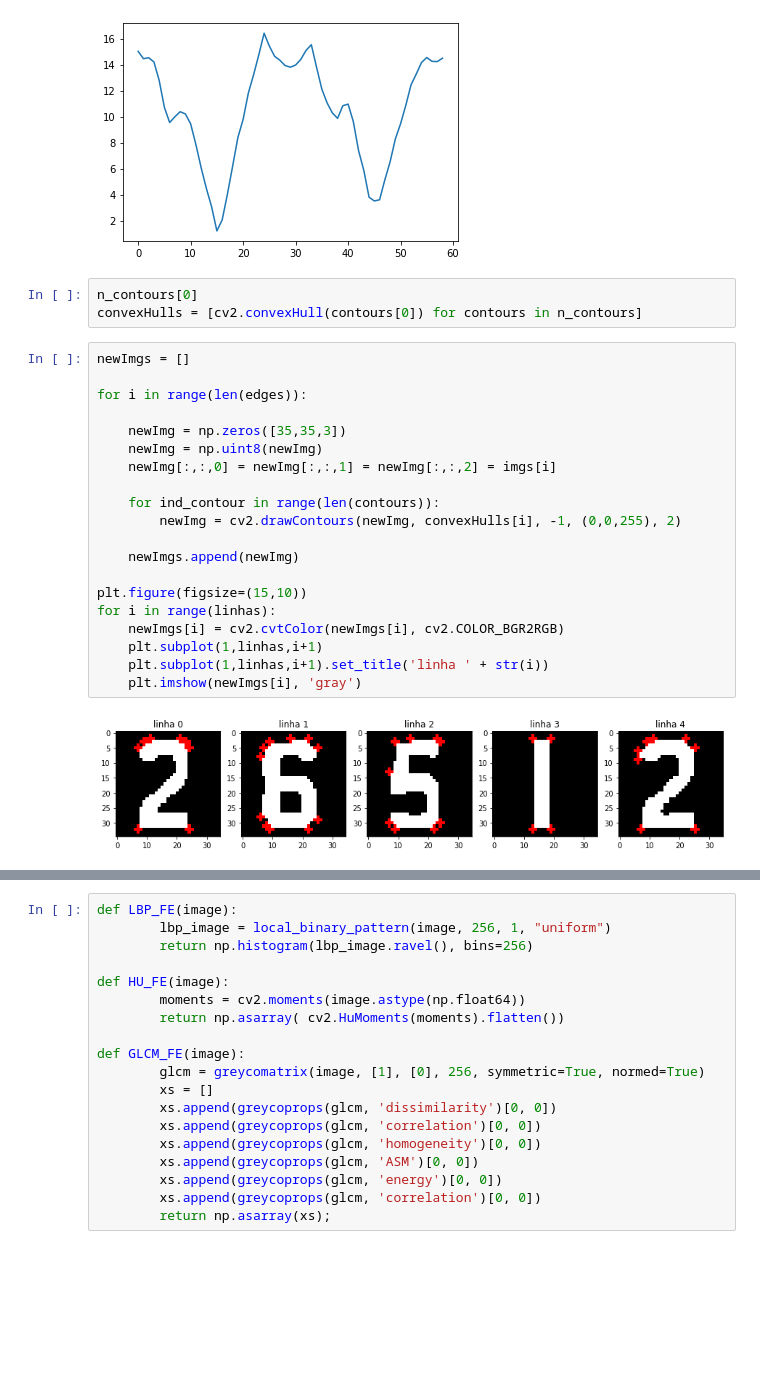
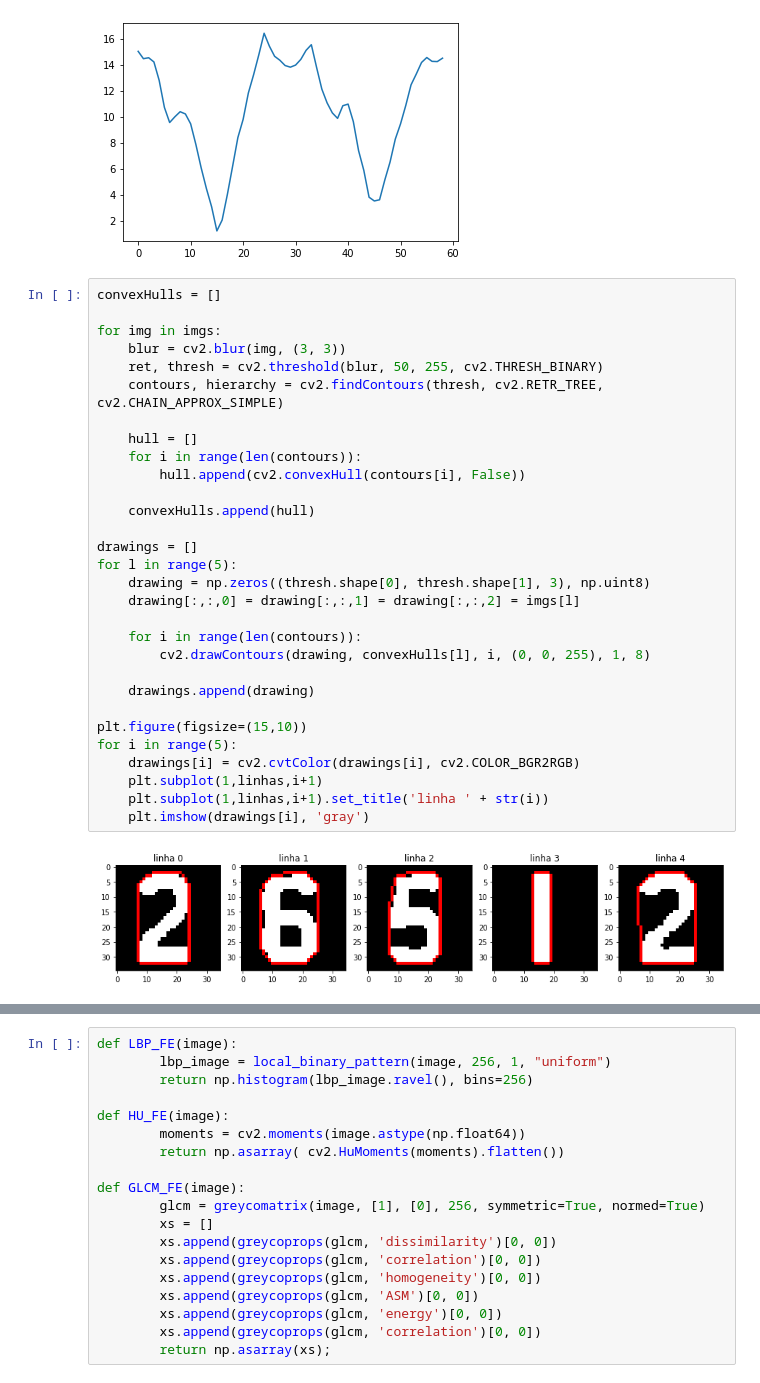
Before and after one commit to Leo22080/visao, a Jupyter notebook: trabalho03/trabalho3-extracao_atributos_classificacao.ipynb, the cells around one changed output, grey strips where cells are left out. Cells and saved outputs as stored; diff of their text form; blank space fills up the shorter version.

```diff
--- a/trabalho03/trabalho3-extracao_atributos_classificacao.ipynb
+++ b/trabalho03/trabalho3-extracao_atributos_classificacao.ipynb
@@ -235,28 +234,35 @@ for i in range(5):
 [figure]
 [figure]
 [figure]
-# %%
-n_contours[0]
-convexHulls = [cv2.convexHull(contours[0]) for contours in n_contours]
-# %%
-newImgs = []
-
-for i in range(len(edges)):
-
-    newImg = np.zeros([35,35,3])
-    newImg = np.uint8(newImg)
-    newImg[:,:,0] = newImg[:,:,1] = newImg[:,:,2] = imgs[i]
-
-    for ind_contour in range(len(contours)):
-        newImg = cv2.drawContours(newImg, convexHulls[i], -1, (0,0,255), 2)
-
-    newImgs.append(newImg)
-
-plt.figure(figsize=(15,10))
-for i in range(linhas):
-    newImgs[i] = cv2.cvtColor(newImgs[i], cv2.COLOR_BGR2RGB)
-    plt.subplot(1,linhas,i+1)
-    plt.subplot(1,linhas,i+1).set_title('linha ' + str(i))
-    plt.imshow(newImgs[i], 'gray')
-# %% [output]
-[figure, removed]
+# %%
+convexHulls = []
+
+for img in imgs:
+    blur = cv2.blur(img, (3, 3))
+    ret, thresh = cv2.threshold(blur, 50, 255, cv2.THRESH_BINARY)
+    contours, hierarchy = cv2.findContours(thresh, cv2.RETR_TREE, cv2.CHAIN_APPROX_SIMPLE)
+
+    hull = []
+    for i in range(len(contours)):
+        hull.append(cv2.convexHull(contours[i], False))
+
+    convexHulls.append(hull)
+
+drawings = []
+for l in range(5):
+    drawing = np.zeros((thresh.shape[0], thresh.shape[1], 3), np.uint8)
+    drawing[:,:,0] = drawing[:,:,1] = drawing[:,:,2] = imgs[l]
+
+    for i in range(len(contours)):
+        cv2.drawContours(drawing, convexHulls[l], i, (0, 0, 255), 1, 8)
+
+    drawings.append(drawing)
+
+plt.figure(figsize=(15,10))
+for i in range(5):
+    drawings[i] = cv2.cvtColor(drawings[i], cv2.COLOR_BGR2RGB)
+    plt.subplot(1,linhas,i+1)
+    plt.subplot(1,linhas,i+1).set_title('linha ' + str(i))
+    plt.imshow(drawings[i], 'gray')
+# %% [output]
+[figure, added]
```
Also changed, not shown: parts of 21 cells of this notebook.
